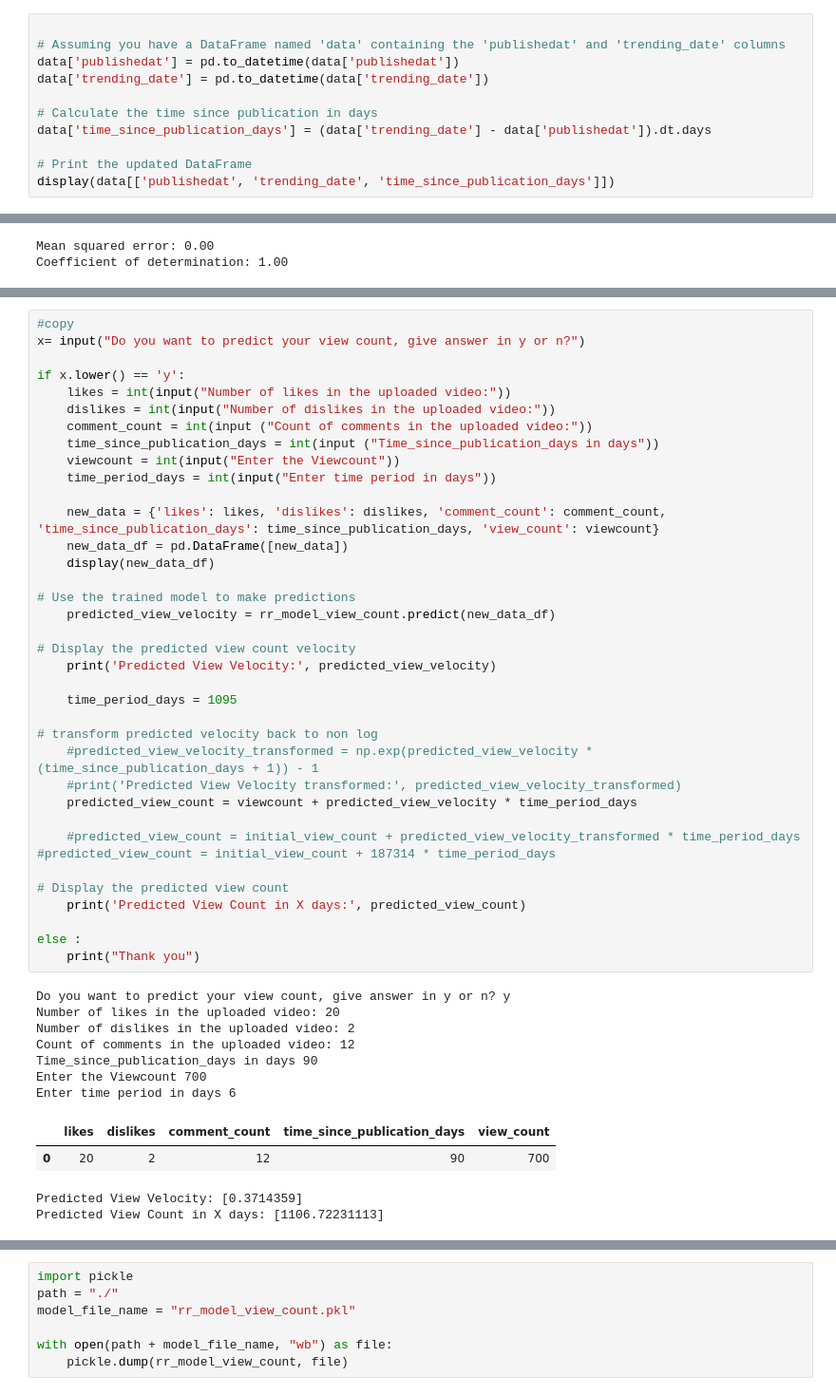
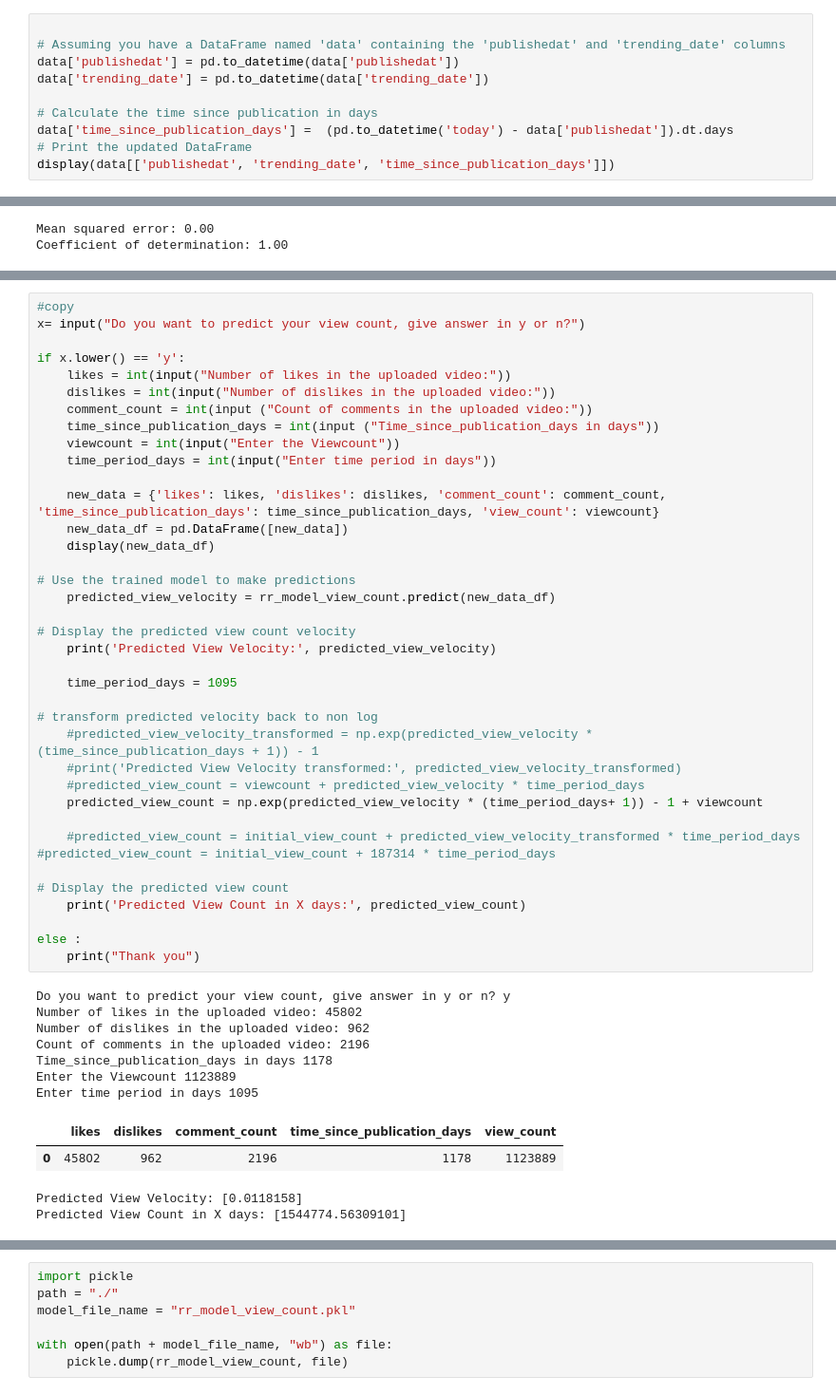
Before and after one commit to MeghaBhambri/youtube_engagement_analysis, a Jupyter notebook: notebooks/feature_analysis_model_creation.ipynb, the cells around one changed output, grey strips where cells are left out. Shown: that part at 95% size. Saved outputs shown, nothing was run; the diff lists cells and outputs as text.

```diff
--- a/notebooks/feature_analysis_model_creation.ipynb
+++ b/notebooks/feature_analysis_model_creation.ipynb
@@ -34,8 +34,7 @@ data['publishedat'] = pd.to_datetime(data['publishedat'])
 data['trending_date'] = pd.to_datetime(data['trending_date'])
 
 # Calculate the time since publication in days
-data['time_since_publication_days'] = (data['trending_date'] - data['publishedat']).dt.days
-
+data['time_since_publication_days'] =  (pd.to_datetime('today') - data['publishedat']).dt.days
 # Print the updated DataFrame
 display(data[['publishedat', 'trending_date', 'time_since_publication_days']])
 # %% [output]
@@ -554,43 +527,44 @@ if x.lower() == 'y':
     viewcount = int(input("Enter the Viewcount"))
     time_period_days = int(input("Enter time period in days"))
 
     new_data = {'likes': likes, 'dislikes': dislikes, 'comment_count': comment_count, 'time_since_publication_days': time_since_publication_days, 'view_count': viewcount}
     new_data_df = pd.DataFrame([new_data])
     display(new_data_df)
 
 # Use the trained model to make predictions
     predicted_view_velocity = rr_model_view_count.predict(new_data_df)
 
 # Display the predicted view count velocity
     print('Predicted View Velocity:', predicted_view_velocity)
 
     time_period_days = 1095
 
 # transform predicted velocity back to non log
     #predicted_view_velocity_transformed = np.exp(predicted_view_velocity * (time_since_publication_days + 1)) - 1
     #print('Predicted View Velocity transformed:', predicted_view_velocity_transformed)
-    predicted_view_count = viewcount + predicted_view_velocity * time_period_days
+    #predicted_view_count = viewcount + predicted_view_velocity * time_period_days
+    predicted_view_count = np.exp(predicted_view_velocity * (time_period_days+ 1)) - 1 + viewcount
 
     #predicted_view_count = initial_view_count + predicted_view_velocity_transformed * time_period_days
 #predicted_view_count = initial_view_count + 187314 * time_period_days
 
 # Display the predicted view count
     print('Predicted View Count in X days:', predicted_view_count)
 
 else :
     print("Thank you")
 # %% [output]
 Do you want to predict your view count, give answer in y or n? y
-Number of likes in the uploaded video: 20
-Number of dislikes in the uploaded video: 2
-Count of comments in the uploaded video: 12
-Time_since_publication_days in days 90
-Enter the Viewcount 700
-Enter time period in days 6
+Number of likes in the uploaded video: 45802
+Number of dislikes in the uploaded video: 962
+Count of comments in the uploaded video: 2196
+Time_since_publication_days in days 1178
+Enter the Viewcount 1123889
+Enter time period in days 1095
 |  | likes | dislikes | comment_count | time_since_publication_days | view_count |
-| 0 | 20 | 2 | 12 | 90 | 700 |
+| 0 | 45802 | 962 | 2196 | 1178 | 1123889 |
-Predicted View Velocity: [0.3714359]
-Predicted View Count in X days: [1106.72231113]
+Predicted View Velocity: [0.0118158]
+Predicted View Count in X days: [1544774.56309101]
 # %%
 x= input("Do you want to predict your view count, give answer in y or n?")
 if x.lower() == 'y':
```
Also changed, not shown: parts of 18 cells of this notebook.
